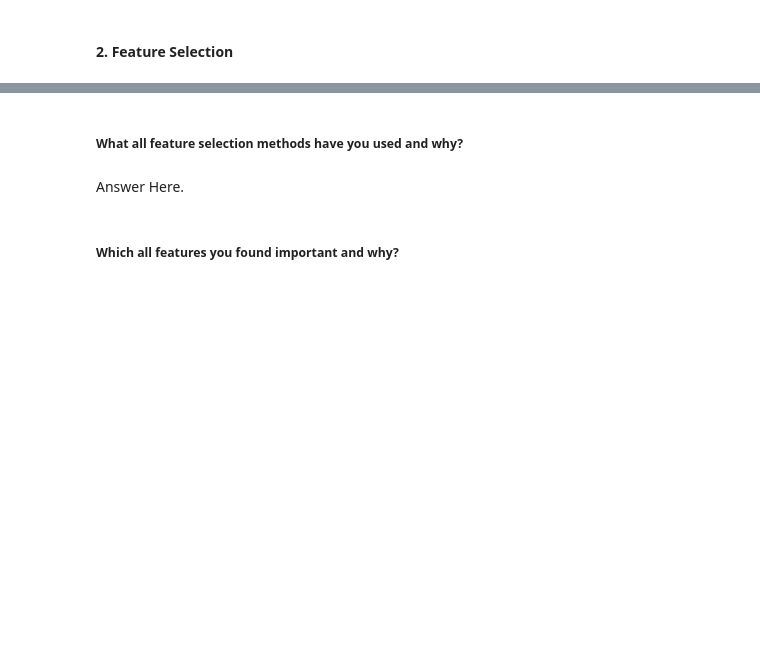
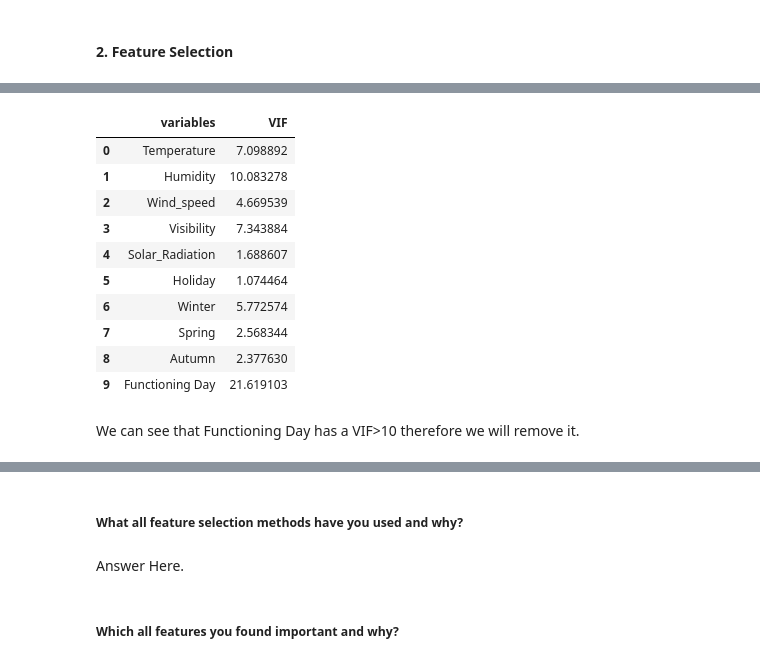
Before and after one commit to abhisheknagpure8/bike-sharing-demand-prediction, a Jupyter notebook: ML_Project_Regression_Bike_Sharing_Demand_Pred.ipynb, the cells around one changed output, grey strips where cells are left out. Drawn from its saved outputs; the diff is of its cells as text; code cells hidden in the pictures; blank space fills up the shorter version.

```diff
--- a/ML_Project_Regression_Bike_Sharing_Demand_Pred.ipynb
+++ b/ML_Project_Regression_Bike_Sharing_Demand_Pred.ipynb
@@ -1017,0 +1163,18 @@ Answer Here.
+# %%
+df.drop(columns=['Rainfall','Snowfall','Dew_point_temperature'],axis=1,inplace=True)
+# %%
+calc_vif(df[[i for i in df.describe().columns if i not in ['Rented_Bike_Count','Date']]])
+# %% [output]
+|  | variables | VIF |
+| 0 | Temperature | 7.098892 |
+| 1 | Humidity | 10.083278 |
+| 2 | Wind_speed | 4.669539 |
+| 3 | Visibility | 7.343884 |
+| 4 | Solar_Radiation | 1.688607 |
+| 5 | Holiday | 1.074464 |
+| 6 | Winter | 5.772574 |
+| 7 | Spring | 2.568344 |
+| 8 | Autumn | 2.377630 |
+| 9 | Functioning Day | 21.619103 |
+# %% [markdown]
+We can see that Functioning Day has a VIF>10 therefore we will remove it.
```
Also changed, not shown: parts of 39 cells of this notebook.
